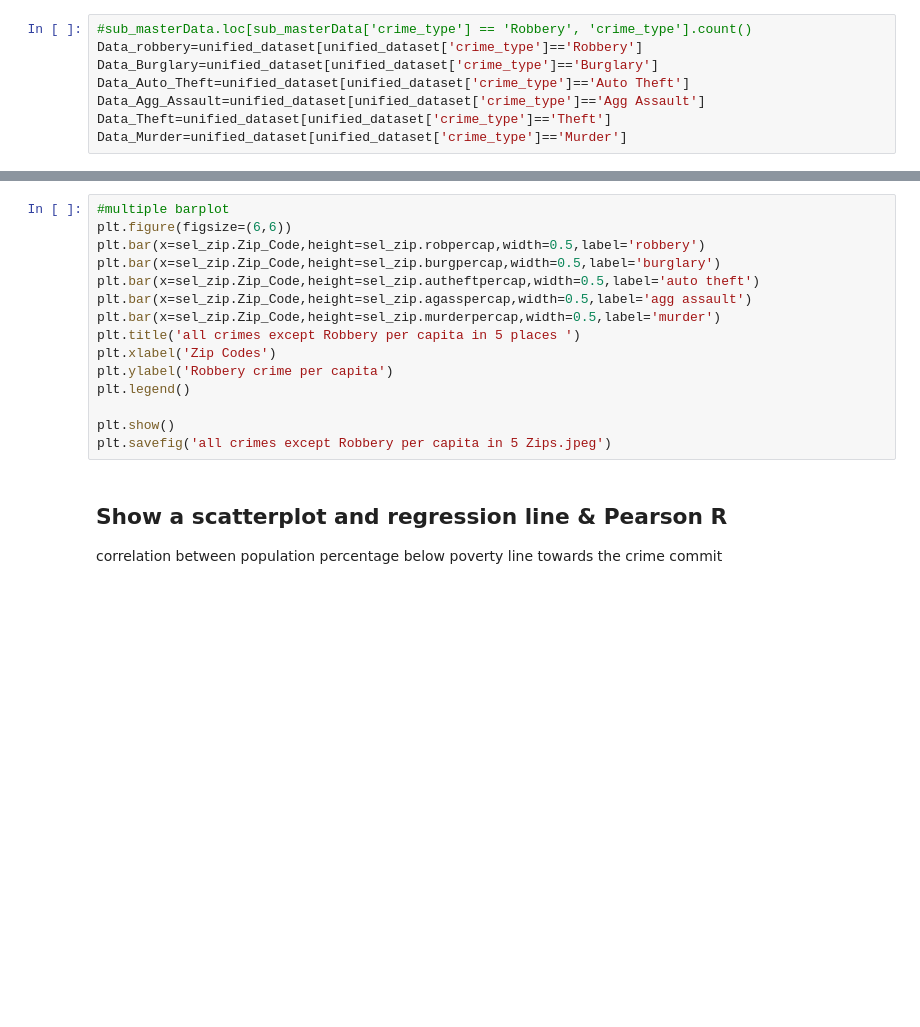
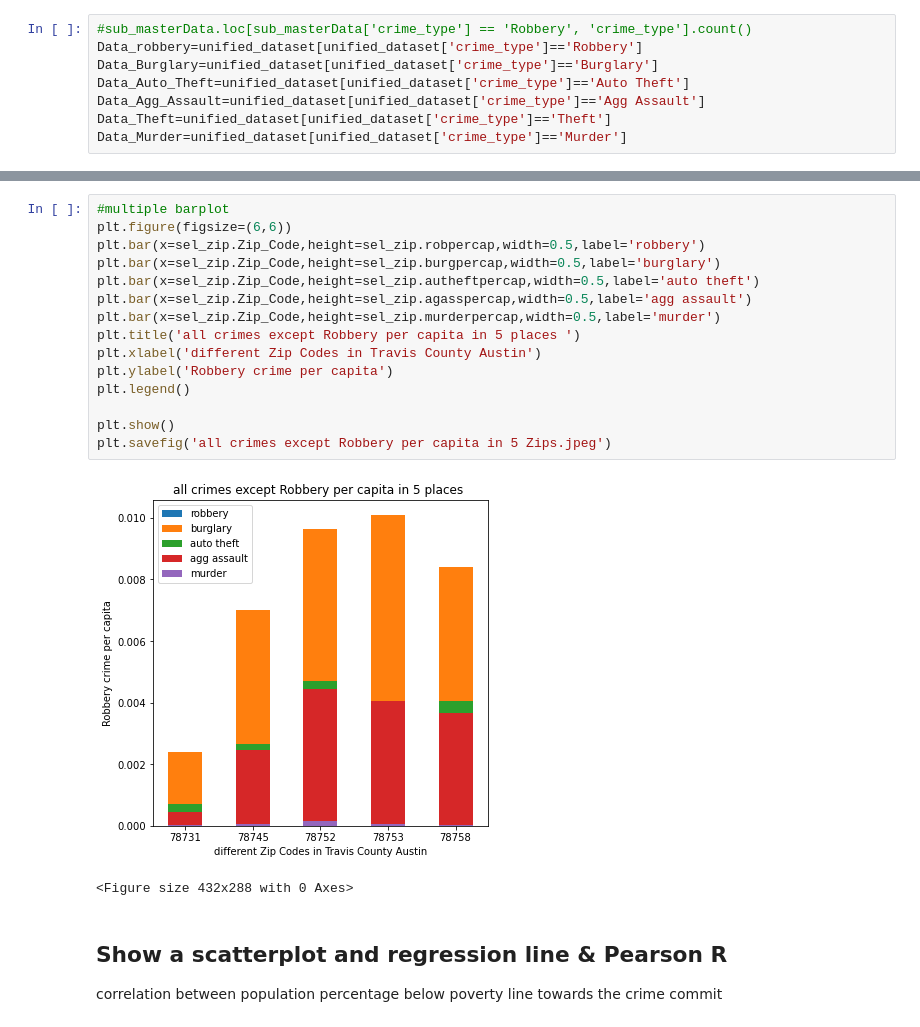
Before and after one commit to meghkc/cs5830-project2, a Jupyter notebook: project2.ipynb, the cells around one changed output, grey strips where cells are left out. Saved outputs shown, nothing was run; the diff lists cells and outputs as text; blank space fills up the shorter version.

```diff
--- a/project2.ipynb
+++ b/project2.ipynb
@@ -192,18 +295,21 @@ plt.savefig('theft per capita in 5 Zips.jpeg')
 # %%
 #multiple barplot
 plt.figure(figsize=(6,6))
 plt.bar(x=sel_zip.Zip_Code,height=sel_zip.robpercap,width=0.5,label='robbery')
 plt.bar(x=sel_zip.Zip_Code,height=sel_zip.burgpercap,width=0.5,label='burglary')
 plt.bar(x=sel_zip.Zip_Code,height=sel_zip.autheftpercap,width=0.5,label='auto theft')
 plt.bar(x=sel_zip.Zip_Code,height=sel_zip.agasspercap,width=0.5,label='agg assault')
 plt.bar(x=sel_zip.Zip_Code,height=sel_zip.murderpercap,width=0.5,label='murder')
 plt.title('all crimes except Robbery per capita in 5 places ')
-plt.xlabel('Zip Codes')
+plt.xlabel('different Zip Codes in Travis County Austin')
 plt.ylabel('Robbery crime per capita')
 plt.legend()
 
 plt.show()
 plt.savefig('all crimes except Robbery per capita in 5 Zips.jpeg')
+# %% [output]
+[figure, added]
+<Figure size 432x288 with 0 Axes>
 # %% [markdown]
 ## Show a scatterplot and regression line & Pearson R
 correlation between population percentage below poverty line towards the crime commit
```
Also changed, not shown: parts of 15 cells of this notebook, 8 other files.
